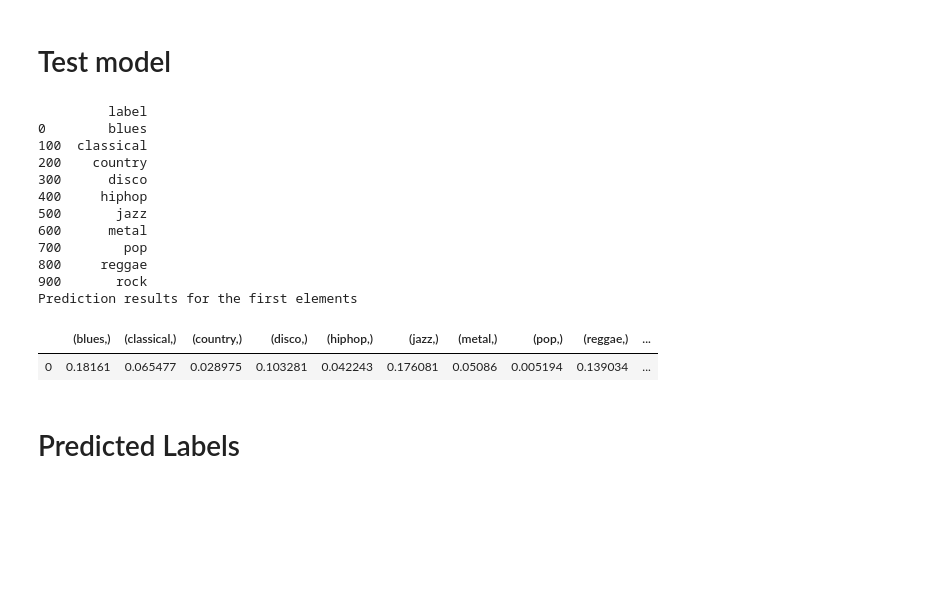
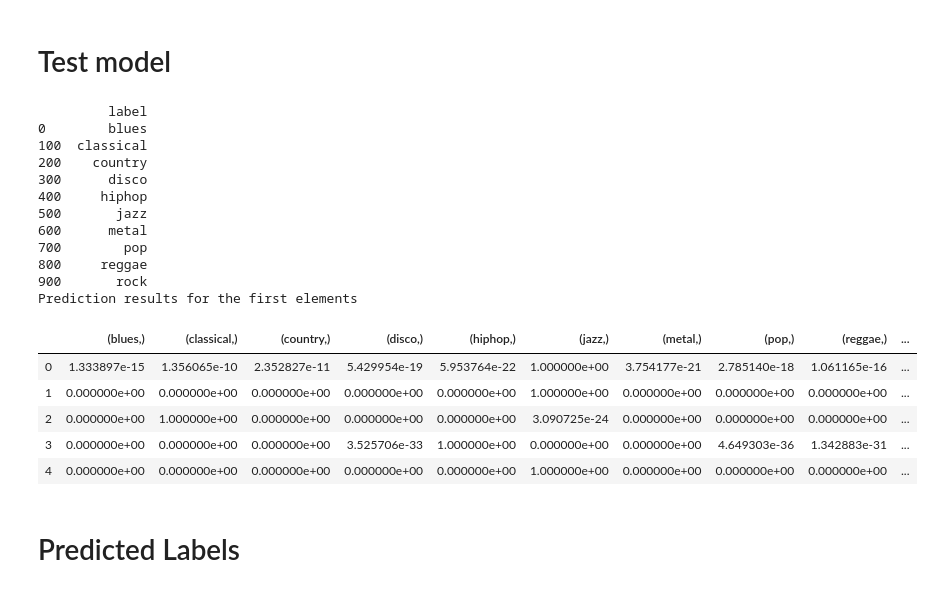
Before and after one commit to rohanbojja/audient, a Jupyter notebook: build.ipynb, the cells around one changed output. Saved outputs shown, nothing was run; the diff lists cells and outputs as text; code cells hidden in the pictures; blank space fills up the shorter version.

```diff
--- a/build.ipynb
+++ b/build.ipynb
@@ -208,37 +207,41 @@ theString = ["0.3595172803692916,0.04380025714635849,1365.710742222286,1643.9355
             "0.42811474395211957,0.1460435688495636,2830.3270754224327,3309.5695048388525,7233.7107340494795,0.07817925347222222,-103.63169726700575,78.46499508906538,28.566530265820568,22.532835026929547,20.78831805726373,1.430328640092866,9.116652158794523,3.4421905599252427,9.084889066694501,2.129821570193592,3.6334116215583747,5.5311464659349205,4.202789823137807,3.7352261330569707,0.20625945490756975,1.2238635179321025,1.851048338564436,0.6192016809083627,-1.0554453937439026,-1.633621077534561",
             "0.48093542013732904,0.10466829687356949,2887.7616718338472,2559.3482083164376,6086.0707600911455,0.14599609375,-109.35235827786713,71.7150370373459,-13.072355173356527,54.02192425043272,-4.226015240930529,38.18503834480247,-16.48365214313494,32.12343193453901,-11.466521260614627,17.516115897800294,-10.253031441104529,16.054891700039047,-6.406599013860771,6.666546220177415,-8.461471036220596,6.495552805836917,-6.002727515699104,-0.3304619167889349,-5.373598135610952,2.394150681582516",
             "0.27703011878074557,0.11200398206710815,2227.849146074581,2429.276432187305,4469.9839274088545,0.09056712962962964,-162.8954241260934,79.15280368186008,-2.417423175316254,39.59947883099553,3.973107110755953,-8.471402165675235,4.521493184141745,6.652590547557736,-13.863104681839442,-7.441324622180053,4.681828637450696,-1.247808583453883,2.345332130880664,0.4074968979537844,-7.44969040015772,-8.537668204654247,-4.797973977072894,-5.280747362279262,-7.780363951600931,-5.898098436483338"]
-input_data2 = np.array([float(i) for i in theString[0].split(",")]).reshape(1,-1)
+input_data2 = np.array(X_test)
 scaler=StandardScaler().fit(np.array(data.iloc[:,1:-1]))
 
 input_data2 = scaler.transform(input_data2)
 
 tf_model_predictions = new_model.predict(input_data2)
 df = DataFrame(data, columns= ['label'])
 df = DataFrame.drop_duplicates(df)
 print(df)
 
 dataset_labels = df
 
 tf_pred_dataframe = pd.DataFrame(tf_model_predictions)
 tf_pred_dataframe.columns = dataset_labels
 print("Prediction results for the first elements")
 tf_pred_dataframe.head()
 # %% [output]
          label
 0        blues
 100  classical
 200    country
 300      disco
 400     hiphop
 500       jazz
 600      metal
 700        pop
 800     reggae
 900       rock
 Prediction results for the first elements
 |  | (blues,) | (classical,) | (country,) | (disco,) | (hiphop,) | (jazz,) | (metal,) | (pop,) | (reggae,) | ... |
-| 0 | 0.18161 | 0.065477 | 0.028975 | 0.103281 | 0.042243 | 0.176081 | 0.05086 | 0.005194 | 0.139034 | ... |
+| 0 | 1.333897e-15 | 1.356065e-10 | 2.352827e-11 | 5.429954e-19 | 5.953764e-22 | 1.000000e+00 | 3.754177e-21 | 2.785140e-18 | 1.061165e-16 | ... |
+| 1 | 0.000000e+00 | 0.000000e+00 | 0.000000e+00 | 0.000000e+00 | 0.000000e+00 | 1.000000e+00 | 0.000000e+00 | 0.000000e+00 | 0.000000e+00 | ... |
+| 2 | 0.000000e+00 | 1.000000e+00 | 0.000000e+00 | 0.000000e+00 | 0.000000e+00 | 3.090725e-24 | 0.000000e+00 | 0.000000e+00 | 0.000000e+00 | ... |
+| 3 | 0.000000e+00 | 0.000000e+00 | 0.000000e+00 | 3.525706e-33 | 1.000000e+00 | 0.000000e+00 | 0.000000e+00 | 4.649303e-36 | 1.342883e-31 | ... |
+| 4 | 0.000000e+00 | 0.000000e+00 | 0.000000e+00 | 0.000000e+00 | 0.000000e+00 | 1.000000e+00 | 0.000000e+00 | 0.000000e+00 | 0.000000e+00 | ... |
 # %% [markdown]
 # Predicted Labels
 # %%
```
Also changed, not shown: parts of 11 cells of this notebook.
